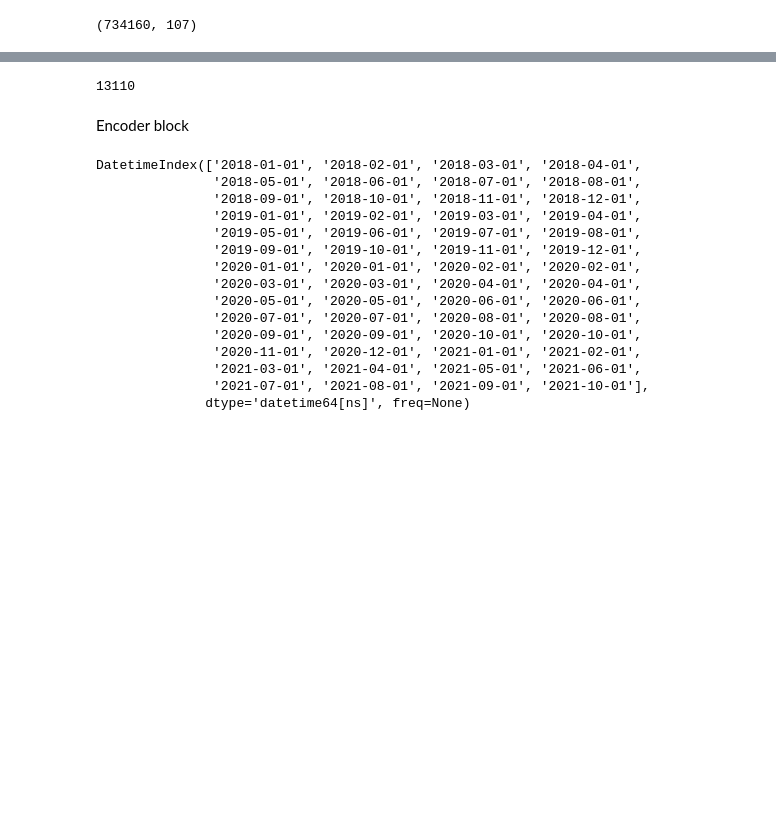
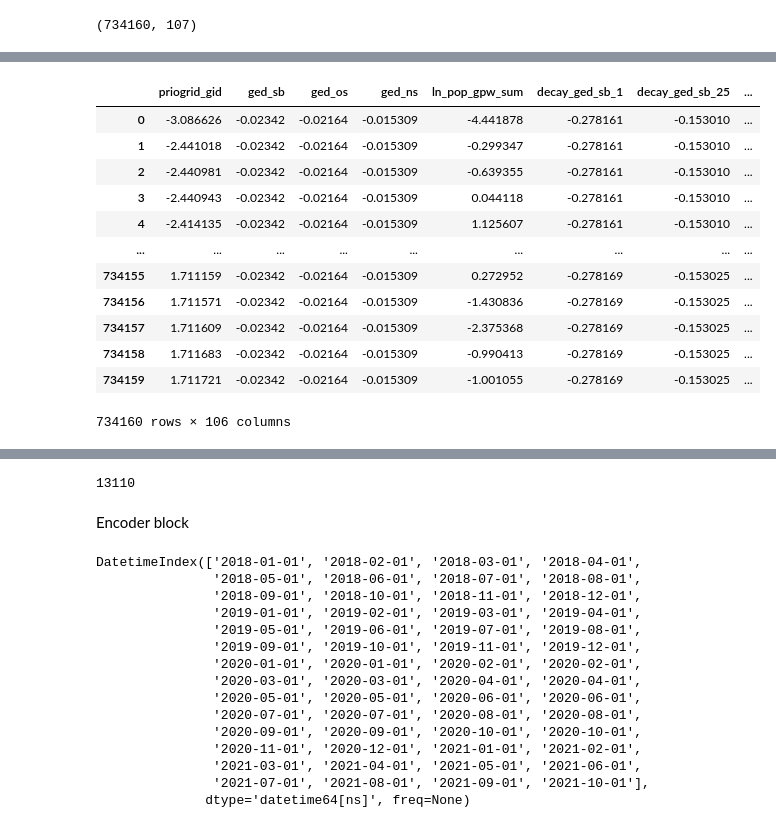
Before and after one commit to div-nar/AT-GCN, a Jupyter notebook: temporal_attention.ipynb, the cells around one changed output, grey strips where cells are left out. Drawn from its saved outputs; the diff is of its cells as text; code cells hidden in the pictures; blank space fills up the shorter version.

```diff
--- a/temporal_attention.ipynb
+++ b/temporal_attention.ipynb
@@ -33,6 +46,24 @@ ValueError: cannot assemble the datetimes: unconverted data remains: 3
 from sklearn.preprocessing import StandardScaler
 
 # Assuming continuous features need scaling
-features_to_scale = ['ged_sb', 'ged_os', 'ged_ns']
 scaler = StandardScaler()
-df[features_to_scale] = scaler.fit_transform(df[features_to_scale])
+df = pd.DataFrame(scaler.fit_transform(data), columns=data.columns)
+# %%
+df['date'] = df_date
+df.drop(['month','month_id'], axis=1, inplace=True)
+# %%
+df
+# %% [output]
+|  | priogrid_gid | ged_sb | ged_os | ged_ns | ln_pop_gpw_sum | decay_ged_sb_1 | decay_ged_sb_25 | ... |
+| 0 | -3.086626 | -0.02342 | -0.02164 | -0.015309 | -4.441878 | -0.278161 | -0.153010 | ... |
+| 1 | -2.441018 | -0.02342 | -0.02164 | -0.015309 | -0.299347 | -0.278161 | -0.153010 | ... |
+| 2 | -2.440981 | -0.02342 | -0.02164 | -0.015309 | -0.639355 | -0.278161 | -0.153010 | ... |
+| 3 | -2.440943 | -0.02342 | -0.02164 | -0.015309 | 0.044118 | -0.278161 | -0.153010 | ... |
+| 4 | -2.414135 | -0.02342 | -0.02164 | -0.015309 | 1.125607 | -0.278161 | -0.153010 | ... |
+| ... | ... | ... | ... | ... | ... | ... | ... | ... |
+| 734155 | 1.711159 | -0.02342 | -0.02164 | -0.015309 | 0.272952 | -0.278169 | -0.153025 | ... |
+| 734156 | 1.711571 | -0.02342 | -0.02164 | -0.015309 | -1.430836 | -0.278169 | -0.153025 | ... |
+| 734157 | 1.711609 | -0.02342 | -0.02164 | -0.015309 | -2.375368 | -0.278169 | -0.153025 | ... |
+| 734158 | 1.711683 | -0.02342 | -0.02164 | -0.015309 | -0.990413 | -0.278169 | -0.153025 | ... |
+| 734159 | 1.711721 | -0.02342 | -0.02164 | -0.015309 | -1.001055 | -0.278169 | -0.153025 | ... |
+734160 rows × 106 columns
```
Also changed, not shown: parts of 11 cells of this notebook.
